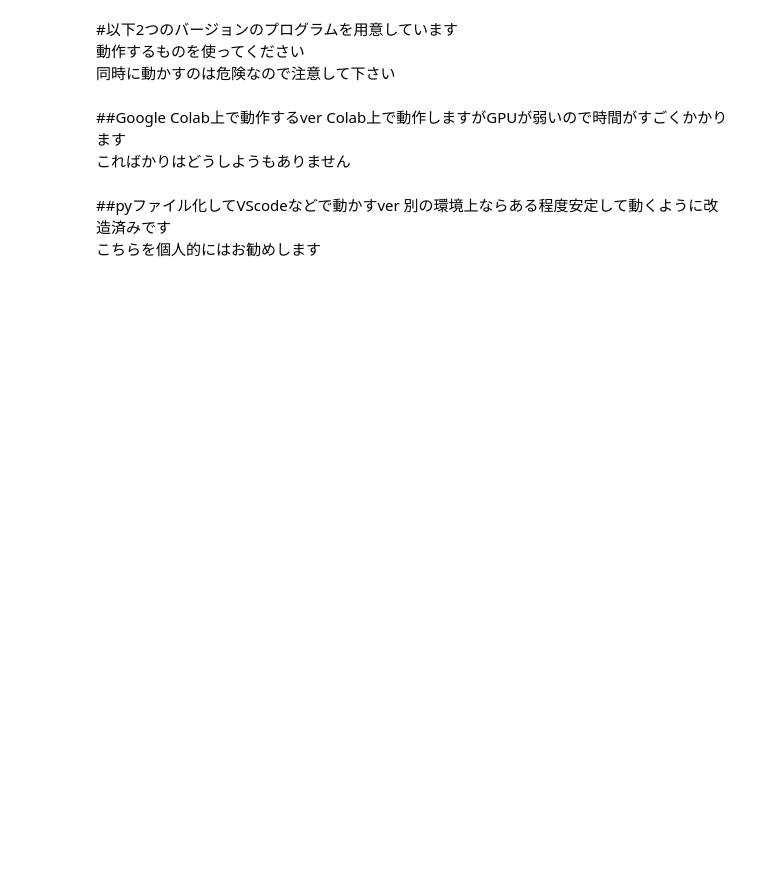
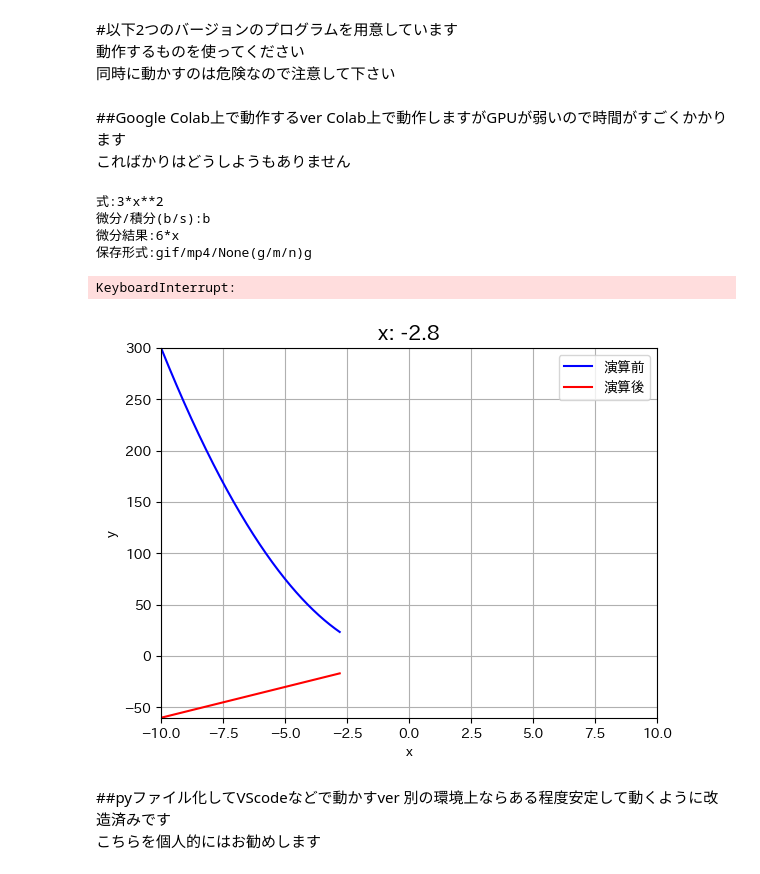
Before and after one commit to e-s-23/Prog2kakushin, a Jupyter notebook: work2.ipynb, the cells around one changed output. Cells and saved outputs as stored; diff of their text form; code cells hidden in the pictures; blank space fills up the shorter version.

```diff
--- a/work2.ipynb
+++ b/work2.ipynb
@@ -25,6 +22,7 @@ import pandas as pd
 import matplotlib.pyplot as plt
 from matplotlib.animation import FuncAnimation
 from matplotlib.animation import PillowWriter
+from matplotlib import animation, rc
 from IPython.display import HTML
 import sympy as sy
 from sympy import pi, E, I
@@ -90,35 +88,42 @@ title = ax.set_title(None, fontsize=15)
 ax.set_xlim(-10,10)
 ax.set_ylim(y_min,y_max)
 ax.grid()
 ax.legend()
 ax.set_xlabel("x")
 ax.set_ylabel("y")
 
 ani = animation.FuncAnimation(
     fig,
     generate_graph,
     frames = range(-100,101),
     interval=20,
     repeat_delay = 1000)
 
 eq_r = eq.replace('**','^').replace("*","×")
 
 while True:
     var = str(input("保存形式:gif/mp4/None(g/m/n)"))
 
     if(var == "g"):
         ani.save(eq_r + "_" + m +".gif")
         break
 
     elif(var == "m"):
         ani.save(eq_r + "_" + m + ".mp4")
         break
 
     elif(var == "n"):
         break
 
-rc('animation', html='jshtml')
-ani
+#rc('animation', html='jshtml')
+#ani
+# %% [output]
+式:3*x**2
+微分/積分(b/s):b
+微分結果:6*x
+保存形式:gif/mp4/None(g/m/n)g
+KeyboardInterrupt:
+[figure, added]
 # %% [markdown]
 ##pyファイル化してVScodeなどで動かすver
 別の環境上ならある程度安定して動くように改造済みです
```
Also changed, not shown: parts of 1 cell of this notebook.
